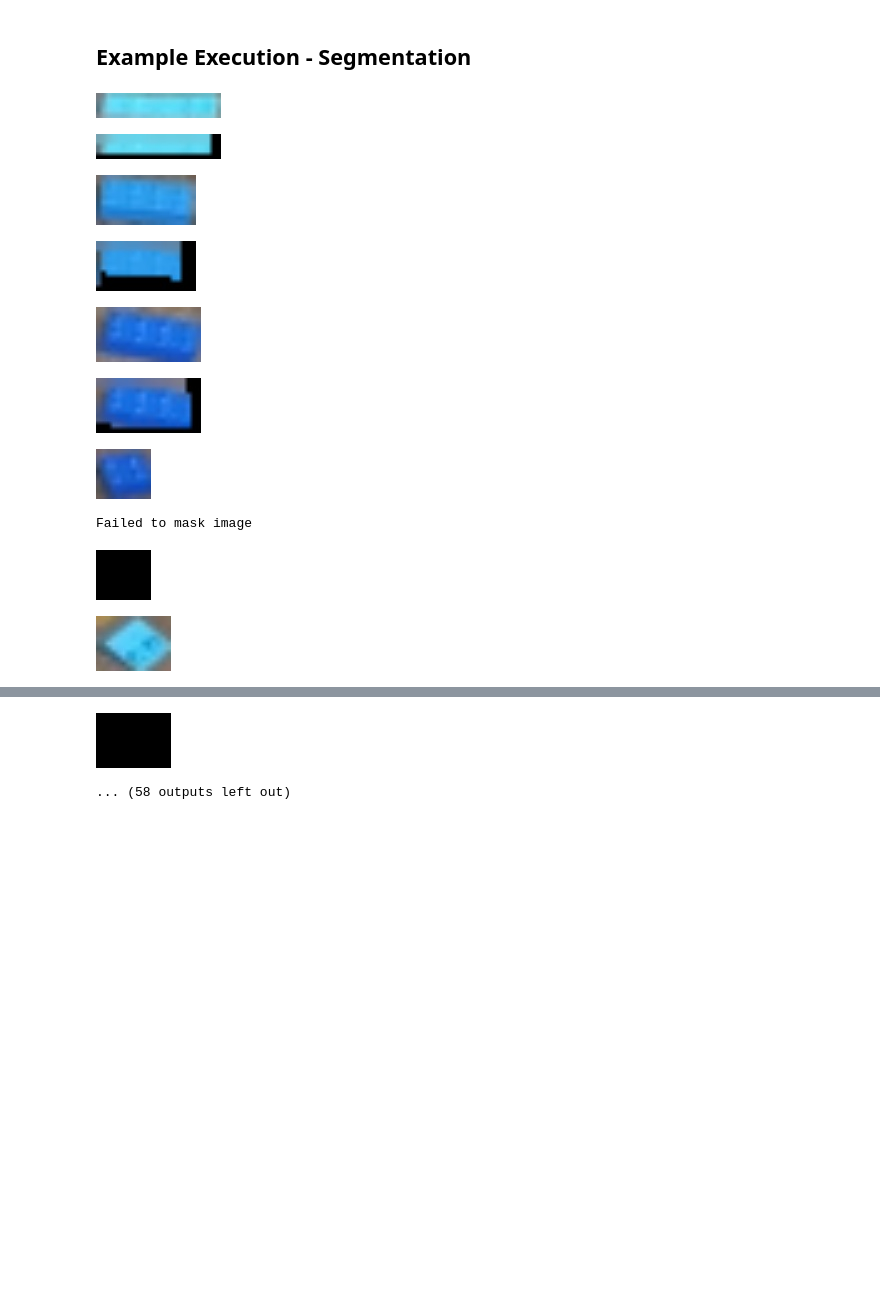
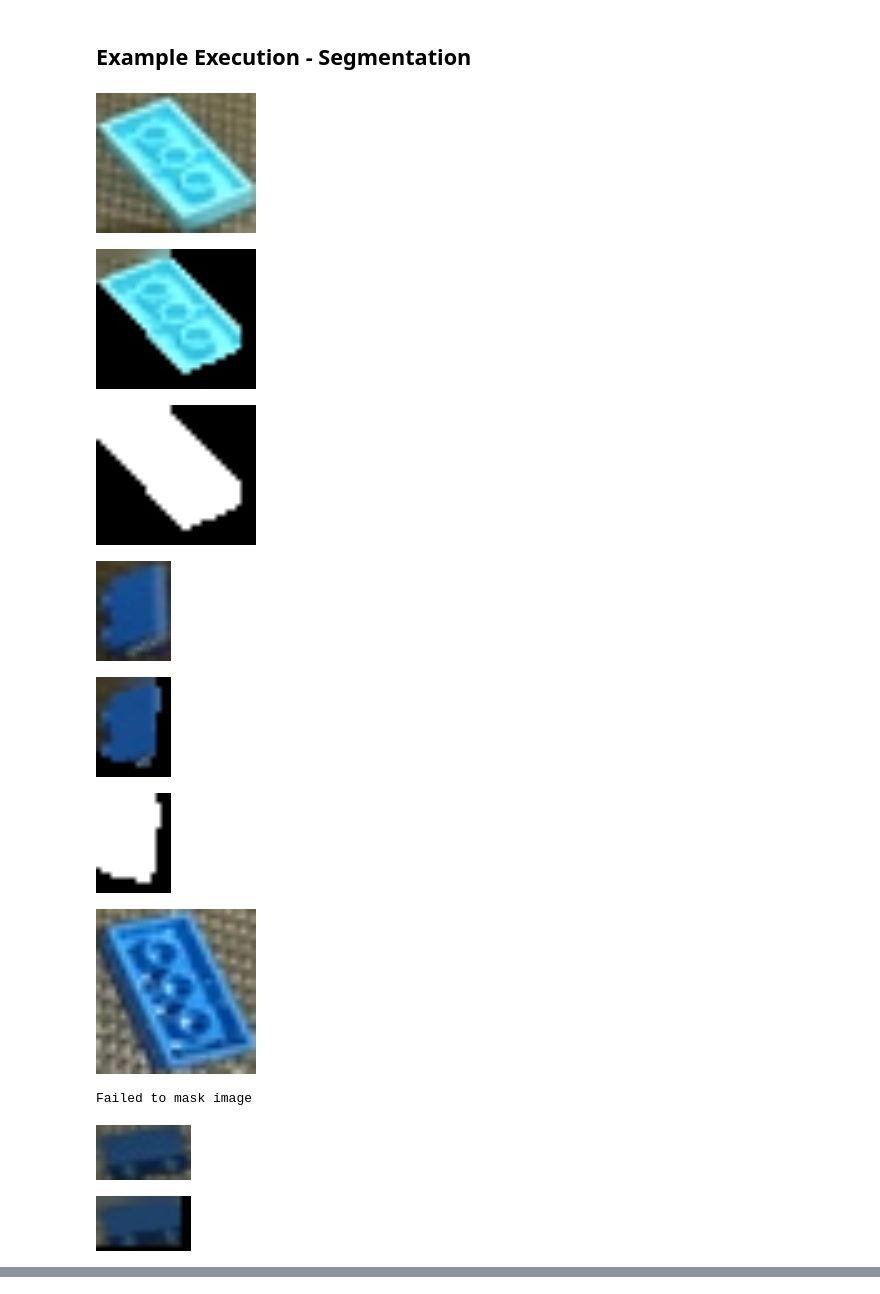
Before and after one commit to Johnny-droid/Lego-Image-Detector, a Jupyter notebook: p2/task3/task3.ipynb, the cells around one changed output, grey strips where cells are left out. Saved outputs shown, nothing was run; the diff lists cells and outputs as text; code cells hidden in the pictures; blank space fills up the shorter version.

```diff
--- a/p2/task3/task3.ipynb
+++ b/p2/task3/task3.ipynb
@@ -165,9 +165,10 @@ def GetGrabCutMask(img):
     return mask
 
 # Apply image segmentation to single lego on an bb image
-def ApplyLegoSegmentation(lego_img):
+def ApplyLegoSegmentation(lego_img, showIntermediateImgs=False):
 
-    RenderImage(lego_img, 5)
+    if showIntermediateImgs:
+        RenderImage(lego_img, 5)
 
     def reduce_colors_mean_shift(img, spatial_radius, color_radius):
         lab_img = cv2.cvtColor(img, cv2.COLOR_BGR2Lab)
@@ -188,18 +189,23 @@ def ApplyLegoSegmentation(lego_img):
         bbColorBlurQnt -= 2
         if bbColorBlurQnt < 1 and fg_mask.sum() == 0:
             print('Failed to mask image')
-            break
 
-    # Masked image
-    masked = cv2.bitwise_and(lego_img_blurred, lego_img_blurred, mask=fg_mask)
-    RenderImage(masked, 5)
+            # return a full mask
+            return np.ones(lego_img.shape[:2], np.uint8)
+
+    if showIntermediateImgs:
+        masked = cv2.bitwise_and(lego_img_blurred, lego_img_blurred, mask=fg_mask)
+        RenderImage(masked, 5)
+
+        # Render fg_mask as binary
+        RenderImage(fg_mask * 255, 5)
 
     return fg_mask
 
 # Apply image segmentation to an image using the given bounding boxes
-def ApplyImageSegmentation(image, bbs):
+def ApplyImageSegmentation(image, bbs, showIntermediateImgs=False):
     bb_imgs = GetBBImages(image, bbs)
-    masks = [ApplyLegoSegmentation(box_img) for box_img in bb_imgs]
+    masks = [ApplyLegoSegmentation(box_img, showIntermediateImgs) for box_img in bb_imgs]
 
     new_image = image.copy()
 
@@ -236,7 +242,7 @@ def GetGroundTruthBBs(image_id):
 # %% [markdown]
 ## Example Execution - Detection
 # %%
-name = '32_1.jpg'
+name = '10_1.jpg'
 test_image = '../data/imgs/' + name
 
 model_faster = LoadFRCNNModel()
@@ -245,6 +251,8 @@ model_yolo = LoadYoloModel()
 bbs_faster = RunModelFRCNN(model_faster, test_image)
 bbs_yolo = RunModelYolo(model_yolo, test_image)
 
+print('Faster R-CNN:')
 DisplayBBResults(test_image, bbs_faster)
+print('YOLO:')
 DisplayBBResults(test_image, bbs_yolo)
 # %% [output]
@@ -253,15 +263,15 @@ DisplayBBResults(test_image, bbs_yolo)
 # %% [markdown]
 ## Example Execution - Segmentation
 # %%
-ApplyImageSegmentation(LoadImage(test_image), bbs_faster)
+ApplyImageSegmentation(LoadImage(test_image), bbs_faster, True)
 # %% [output]
-[figure, old version]
+[figure, new version]
-[figure, old version]
+[figure, new version]
-[figure, old version]
+[figure, new version]
-[figure, old version]
+[figure, new version]
-[figure, old version]
+[figure, new version]
-[figure, old version]
+[figure, new version]
-[figure, old version]
+[figure, new version]
 Failed to mask image
-[figure, old version]
+[figure, new version]
-[figure, old version]
+[figure, new version]
@@ -269,2 +280,0 @@ Failed to mask image
-[figure, old version]
-... (58 outputs left out)
```
Also changed, not shown: parts of 2 cells of this notebook.
